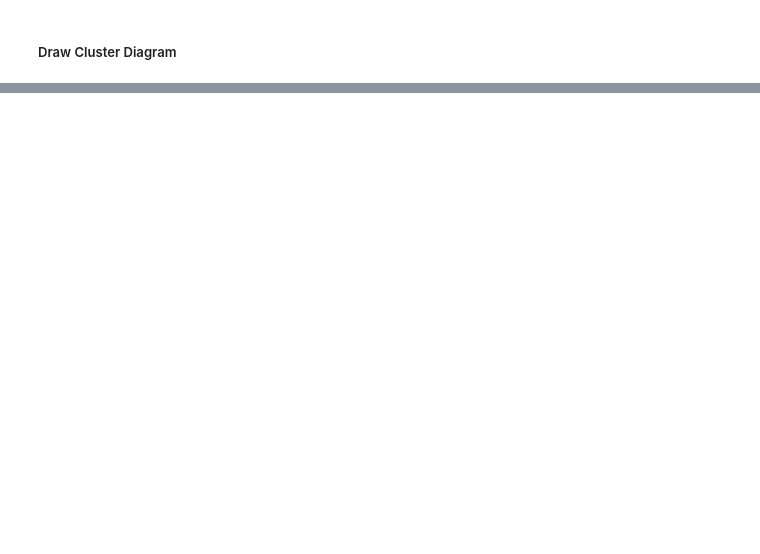
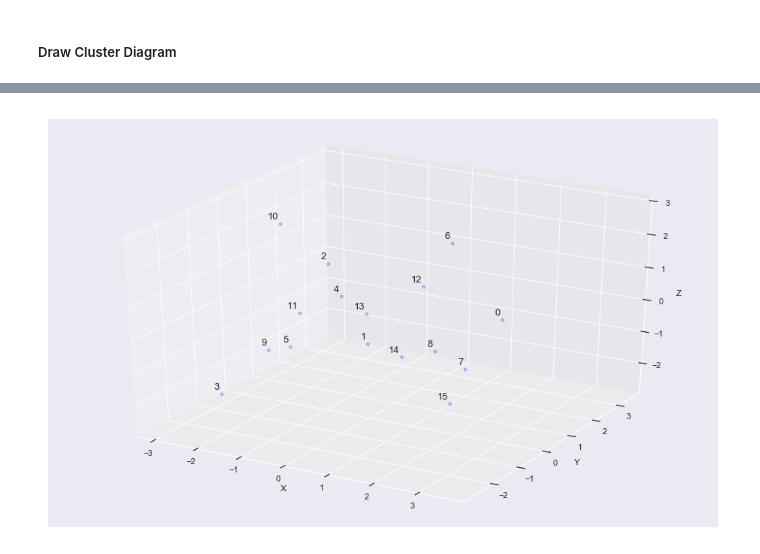
Before and after one commit to kadriansyah/notebook, a Jupyter notebook: alodokter-doc2vec-article/articles-train.ipynb, the cells around one changed output, grey strips where cells are left out. Cells and saved outputs as stored; diff of their text form; code cells hidden in the pictures; blank space fills up the shorter version.

```diff
--- a/alodokter-doc2vec-article/articles-train.ipynb
+++ b/alodokter-doc2vec-article/articles-train.ipynb
@@ -245,0 +396,22 @@ for i in range(0,n_clusters):
+# %%
+pca_result = PCA(n_components=3).fit_transform(centroids)
+ax = plt.figure(figsize=(16,10)).gca(projection='3d')
+ax.scatter(
+    xs=pca_result[:,0],
+    ys=pca_result[:,1],
+    zs=pca_result[:,2],
+    c='blue',
+    s=15,
+    alpha=0.2,
+    cmap='tab10'
+)
+ax.set_xlabel('X')
+ax.set_ylabel('Y')
+ax.set_zlabel('Z')
+
+xyzn = zip(pca_result[:,0], pca_result[:,1], pca_result[:,2])
+# add vertices annotation.
+for j, xyz_ in enumerate(xyzn):
+    annotate3D(ax, s=str(j), xyz=xyz_, fontsize=13, xytext=(-3,3), textcoords='offset points', ha='right', va='bottom')
+# %% [output]
+[figure, added]
```
Also changed, not shown: parts of 15 cells of this notebook.
